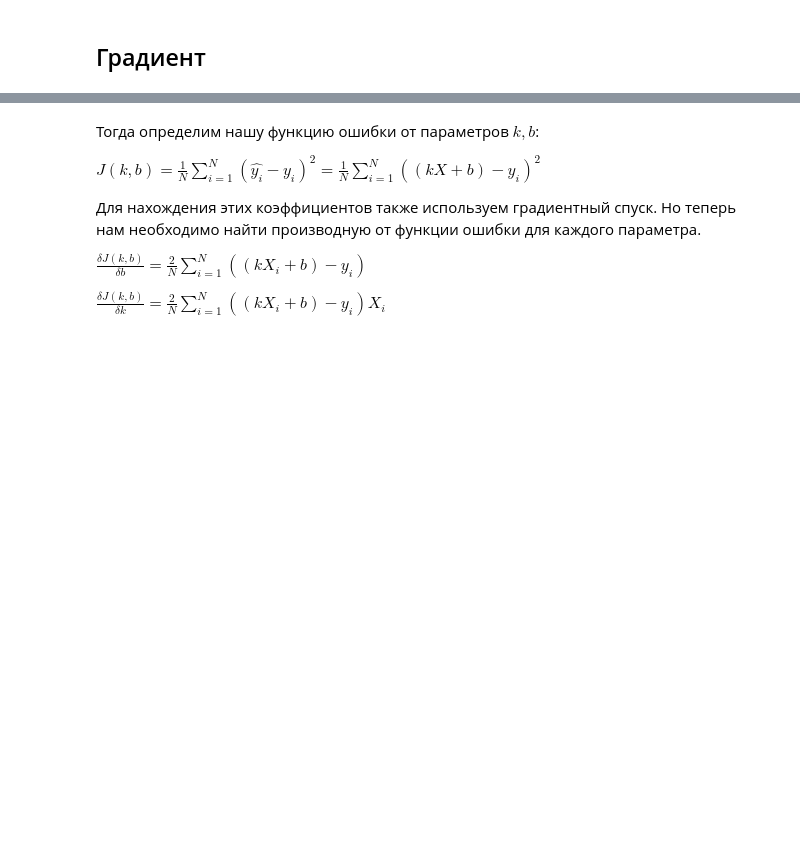
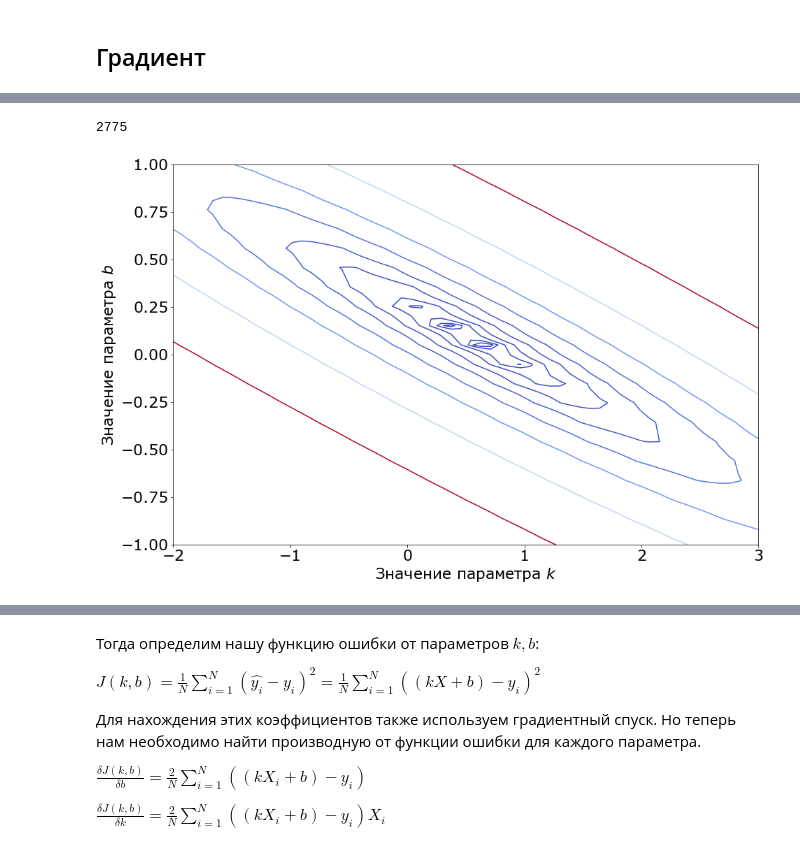
Before and after one commit to mts-machines-learn/ml-course-dec2019, a Jupyter notebook: 4. Линейная регрессия l/Regression_1.ipynb, the cells around one changed output, grey strips where cells are left out. Saved outputs shown, nothing was run; the diff lists cells and outputs as text; code cells hidden in the pictures; blank space fills up the shorter version.

```diff
--- a/4. Линейная регрессия l/Regression_1.ipynb
+++ b/4. Линейная регрессия l/Regression_1.ipynb
@@ -453,5 +601,5 @@ def gradient_function(k, X, y):
     grad = 2*np.sum((k * X - y) * X) / N
     return grad
 
-k = 170000
+k = 1
 print(gradient_function(k, X, y))
@@ -546,0 +800,41 @@ $grad = \frac{\delta \phi(x, y)}{\delta x} \cdot \overleftarrow{i} + \frac{\delt
+# %%
+def plot_linear_loss_in_3d_up(X, y):
+
+    plt.figure(figsize=(15, 10))
+
+    # Make data.
+
+    k_min = -2
+    k_max = 3
+
+    b_min = -3
+    b_max = 3
+
+    ks = np.linspace(k_min, k_max, 60)
+    bs = np.linspace(b_min, b_max, 60)
+    ks, bs = np.meshgrid(ks, bs)
+
+    Z = np.zeros_like(ks)
+    for i in range(len(ks)):
+        for j in range(len(bs)):
+            Z[i, j] = linearn_loss_function(ks[i, j], bs[i, j], X, y)
+   # Z =
+    plt.xlabel('Значение параметра $k$')
+    plt.ylabel('Значение параметра $b$')
+
+    lines = np.unique(np.round(Z.ravel(), 3))
+    lines.sort()
+    print(len(lines))
+    ind = np.array([2**i for i in range(10)])
+    plt.contour(ks, bs, Z, lines[ind], cmap=cm.coolwarm)  # нарисовать указанные линии уровня
+
+    plt.xlim([-2, 3])
+    plt.ylim([-1, 1])
+    plt.show()
+
+
+
+plot_linear_loss_in_3d_up(X, y)
+# %% [output]
+2775
+[figure, added]
```
Also changed, not shown: parts of 79 cells of this notebook, 1 other file.
